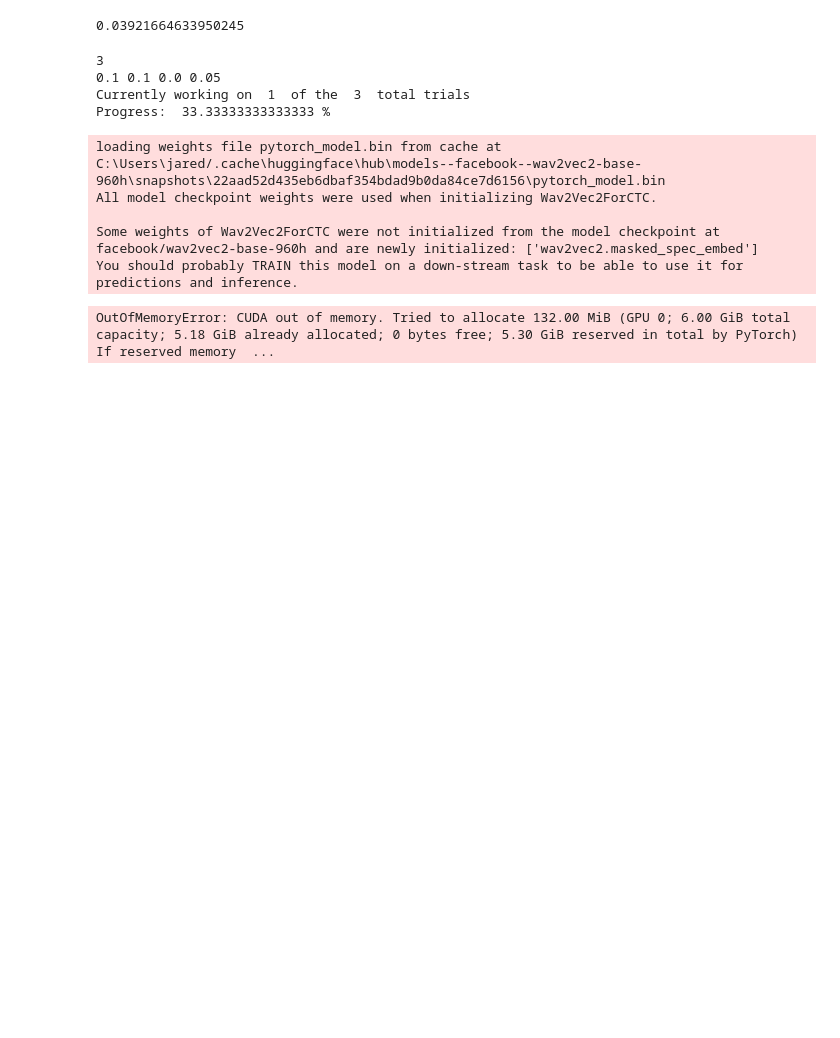
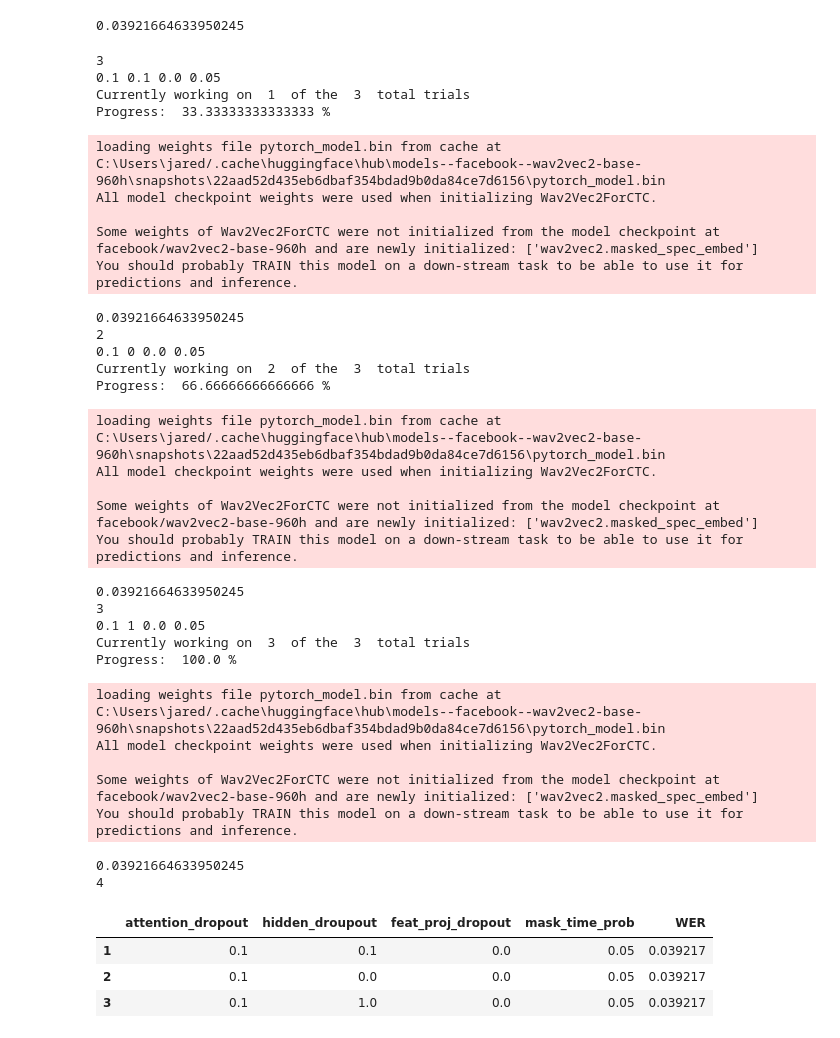
Before and after one commit to jchou03/Subtitle-AI, a Jupyter notebook: src/index.ipynb, the cells around one changed output. Drawn from its saved outputs; the diff is of its cells as text; code cells hidden in the pictures; blank space fills up the shorter version.

```diff
--- a/src/index.ipynb
+++ b/src/index.ipynb
@@ -403,37 +401,63 @@ for a in attention_dropout:
                         attention_dropout=a,
                         hidden_dropout=b,
                         feat_proj_dropout=c,
                         mask_time_prob=d,
                         layerdrop=1,
                         ctc_loss_reduction="mean",
                         vocab_size=len(processor.tokenizer))
                     # configuration = Wav2Vec2Config(
                     #     hidden_size=a,
                     #     num_attention_heads=b,
                     #     conv_dim=c,
                     #     intermediate_size=d,
                     # )
                     # model = Wav2Vec2Model(configuration)
-                    model = Wav2Vec2ForCTC .from_pretrained(model_name, config = configuration)
+                    model = Wav2Vec2ForCTC.from_pretrained(model_name, config = configuration)
                     model.to(device)
-                    score = eval(model, device, new_root_dir)
-
+                    # score = eval(model, device, new_root_dir)
+                    score = eval(model, device, data_path)
+                    print(score)
                     df_test.loc[index]=[a,b,c,d,score]
                     index = index+1
                     current_n = current_n+1
                     print(current_n)
 df_test
 # %% [output]
 3
 0.1 0.1 0.0 0.05
 Currently working on  1  of the  3  total trials
 Progress:  33.33333333333333 %
 loading weights file pytorch_model.bin from cache at C:\Users\jared/.cache\huggingface\hub\models--facebook--wav2vec2-base-960h\snapshots\22aad52d435eb6dbaf354bdad9b0da84ce7d6156\pytorch_model.bin
 All model checkpoint weights were used when initializing Wav2Vec2ForCTC.
 
 Some weights of Wav2Vec2ForCTC were not initialized from the model checkpoint at facebook/wav2vec2-base-960h and are newly initialized: ['wav2vec2.masked_spec_embed']
 You should probably TRAIN this model on a down-stream task to be able to use it for predictions and inference.
-OutOfMemoryError: CUDA out of memory. Tried to allocate 132.00 MiB (GPU 0; 6.00 GiB total capacity; 5.18 GiB already allocated; 0 bytes free; 5.30 GiB reserved in total by PyTorch) If reserved memory  ...
+0.03921664633950245
+2
+0.1 0 0.0 0.05
+Currently working on  2  of the  3  total trials
+Progress:  66.66666666666666 %
+loading weights file pytorch_model.bin from cache at C:\Users\jared/.cache\huggingface\hub\models--facebook--wav2vec2-base-960h\snapshots\22aad52d435eb6dbaf354bdad9b0da84ce7d6156\pytorch_model.bin
+All model checkpoint weights were used when initializing Wav2Vec2ForCTC.
+
+Some weights of Wav2Vec2ForCTC were not initialized from the model checkpoint at facebook/wav2vec2-base-960h and are newly initialized: ['wav2vec2.masked_spec_embed']
+You should probably TRAIN this model on a down-stream task to be able to use it for predictions and inference.
+0.03921664633950245
+3
+0.1 1 0.0 0.05
+Currently working on  3  of the  3  total trials
+Progress:  100.0 %
+loading weights file pytorch_model.bin from cache at C:\Users\jared/.cache\huggingface\hub\models--facebook--wav2vec2-base-960h\snapshots\22aad52d435eb6dbaf354bdad9b0da84ce7d6156\pytorch_model.bin
+All model checkpoint weights were used when initializing Wav2Vec2ForCTC.
+
+Some weights of Wav2Vec2ForCTC were not initialized from the model checkpoint at facebook/wav2vec2-base-960h and are newly initialized: ['wav2vec2.masked_spec_embed']
+You should probably TRAIN this model on a down-stream task to be able to use it for predictions and inference.
+0.03921664633950245
+4
+|  | attention_dropout | hidden_droupout | feat_proj_dropout | mask_time_prob | WER |
+| 1 | 0.1 | 0.1 | 0.0 | 0.05 | 0.039217 |
+| 2 | 0.1 | 0.0 | 0.0 | 0.05 | 0.039217 |
+| 3 | 0.1 | 1.0 | 0.0 | 0.05 | 0.039217 |
 # %%
 df_test.sort_values(by = ["WER"])
 # %% [output]
```
Also changed, not shown: parts of 10 cells of this notebook, 4 other files.
